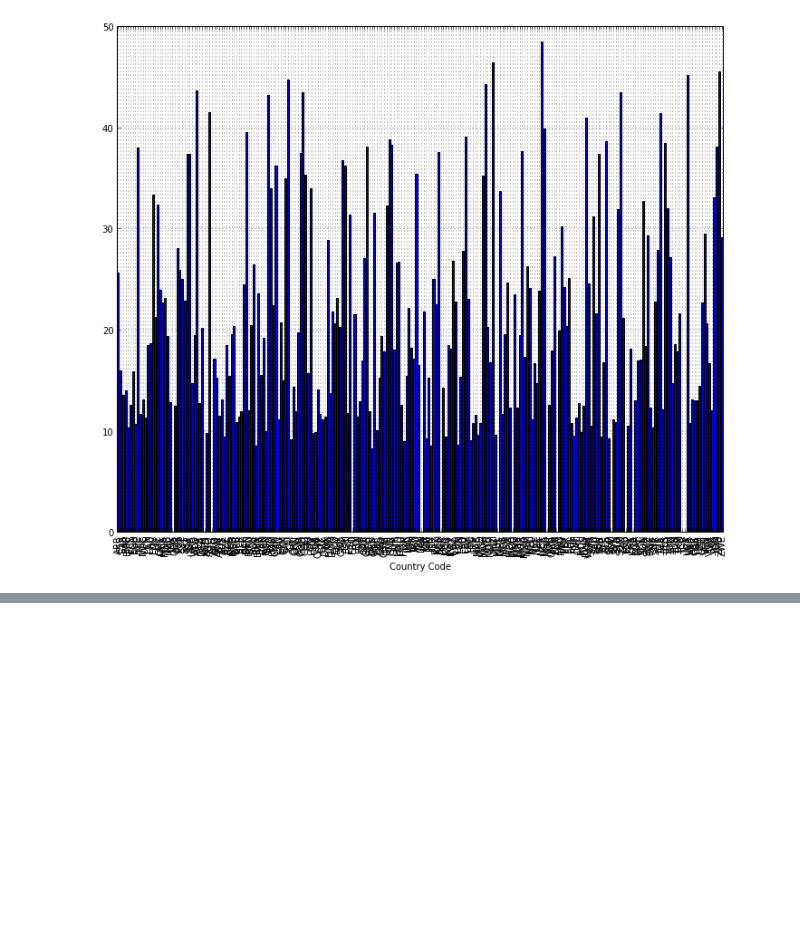
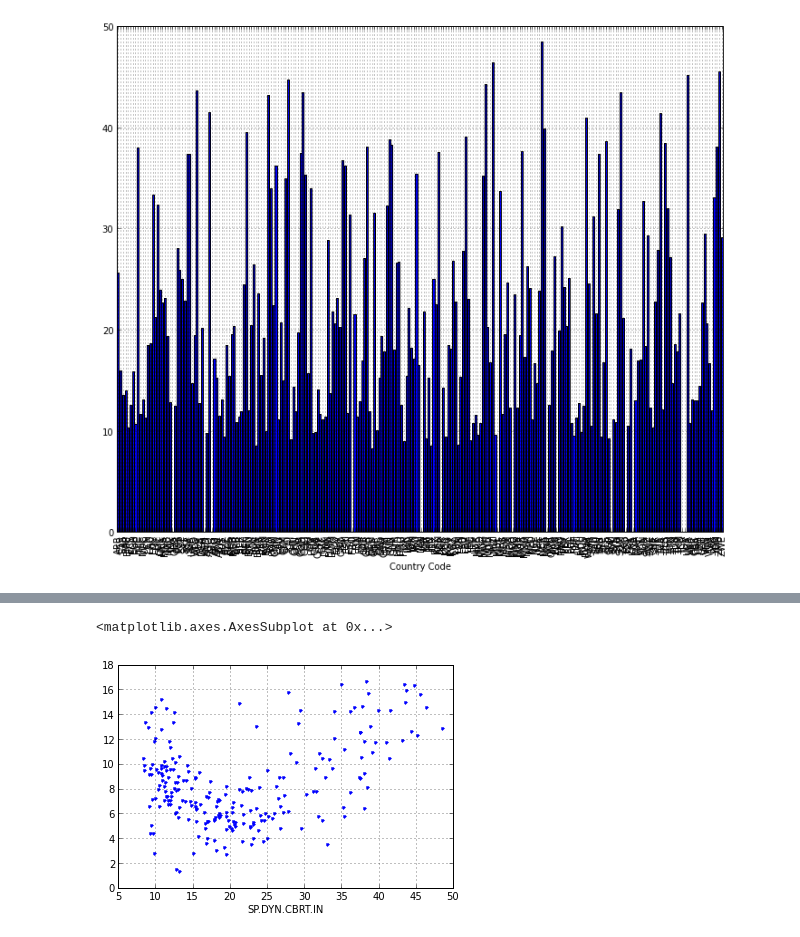
Before and after one commit to dennisobrien/GeneralAssemblyDataScience2013, a Jupyter notebook: HomeworkAssignment_05/ClusteringHealth.ipynb, the cells around one changed output, grey strips where cells are left out. Saved outputs shown, nothing was run; the diff lists cells and outputs as text; code cells hidden in the pictures; blank space fills up the shorter version.

Commit message:
Progress in data wrangling the main dataset.  Enough to have a clear way to plot two values against each other.

```diff
--- a/HomeworkAssignment_05/ClusteringHealth.ipynb
+++ b/HomeworkAssignment_05/ClusteringHealth.ipynb
@@ -33,0 +114,7 @@ df[df['Indicator Code']=='SP.DYN.CBRT.IN'].plot(kind='bar', x='Country Code', y=
+# %%
+df_2010 = df.pivot(index='Country Code', columns='Indicator Code', values='2010')
+# %%
+df_2010.plot(x='SP.DYN.CBRT.IN', y='SP.DYN.CDRT.IN', style='.')
+# %% [output]
+<matplotlib.axes.AxesSubplot at 0x...>
+[figure, added]
```
Also changed, not shown: parts of 4 cells of this notebook, 1 other file.
